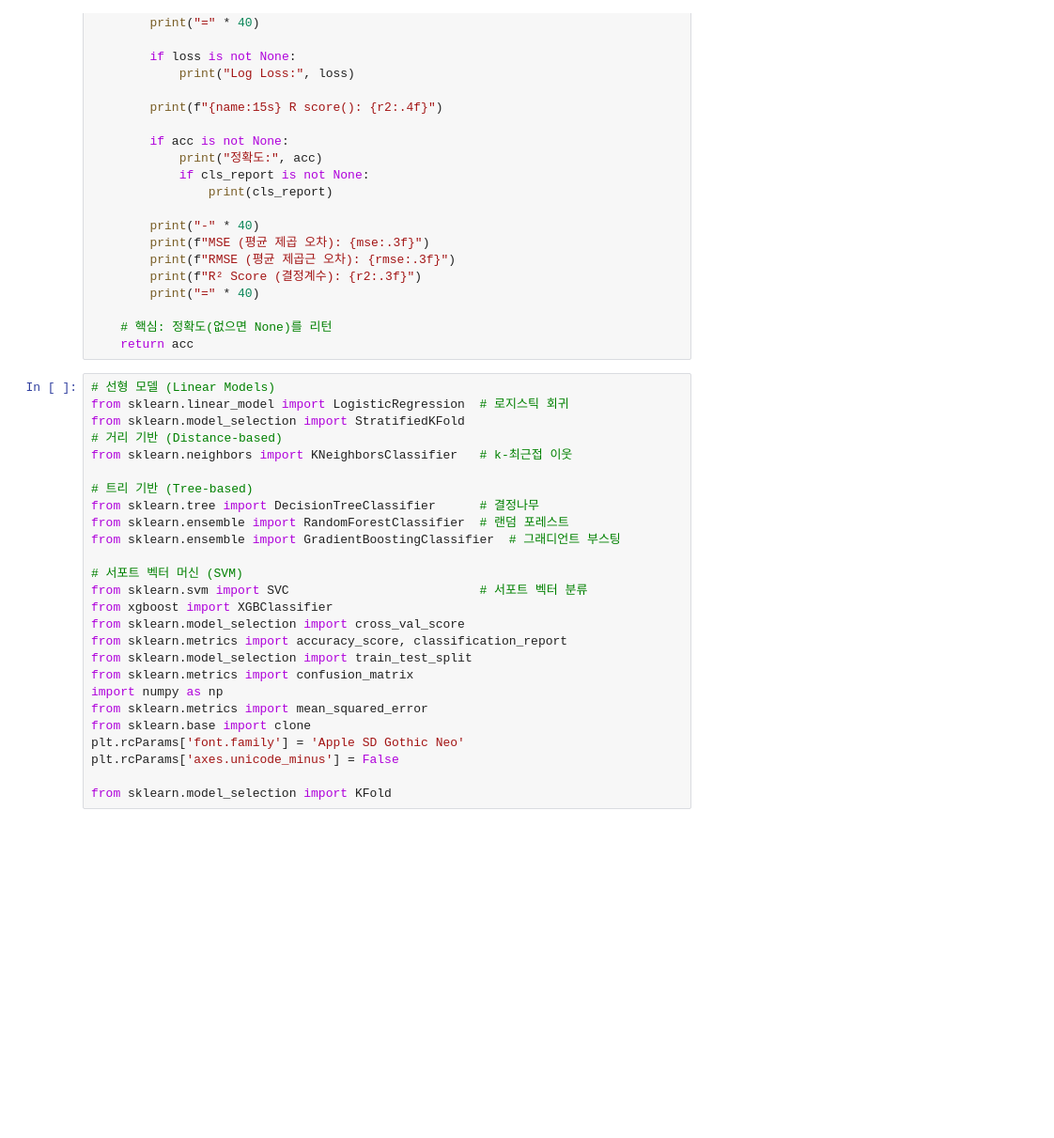
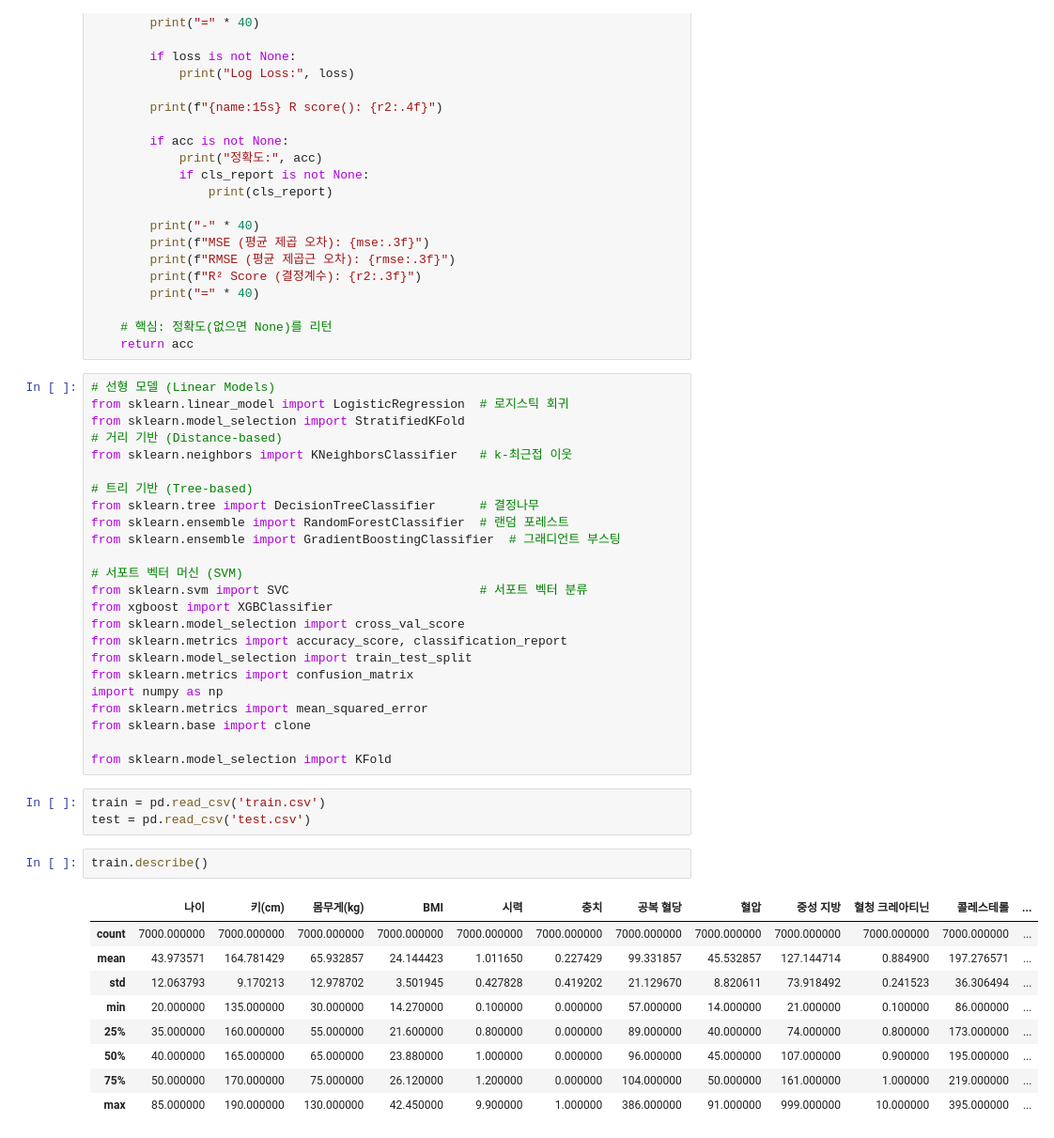
Before and after one commit to EJEJejje/AH_01_2_mini, a Jupyter notebook: eda_KEJ_7.ipynb, the cells around one changed output. Shown at 94% size. Cells and saved outputs as stored; diff of their text form; blank space fills up the shorter version.

```diff
--- a/eda_KEJ_7.ipynb
+++ b/eda_KEJ_7.ipynb
@@ -114,7 +114,20 @@ from sklearn.metrics import confusion_matrix
 import numpy as np
 from sklearn.metrics import mean_squared_error
 from sklearn.base import clone
-plt.rcParams['font.family'] = 'Apple SD Gothic Neo'
-plt.rcParams['axes.unicode_minus'] = False
 
 from sklearn.model_selection import KFold
+# %%
+train = pd.read_csv('train.csv')
+test = pd.read_csv('test.csv')
+# %%
+train.describe()
+# %% [output]
+|  | 나이 | 키(cm) | 몸무게(kg) | BMI | 시력 | 충치 | 공복 혈당 | 혈압 | 중성 지방 | 혈청 크레아티닌 | 콜레스테롤 | ... |
+| count | 7000.000000 | 7000.000000 | 7000.000000 | 7000.000000 | 7000.000000 | 7000.000000 | 7000.000000 | 7000.000000 | 7000.000000 | 7000.000000 | 7000.000000 | ... |
+| mean | 43.973571 | 164.781429 | 65.932857 | 24.144423 | 1.011650 | 0.227429 | 99.331857 | 45.532857 | 127.144714 | 0.884900 | 197.276571 | ... |
+| std | 12.063793 | 9.170213 | 12.978702 | 3.501945 | 0.427828 | 0.419202 | 21.129670 | 8.820611 | 73.918492 | 0.241523 | 36.306494 | ... |
+| min | 20.000000 | 135.000000 | 30.000000 | 14.270000 | 0.100000 | 0.000000 | 57.000000 | 14.000000 | 21.000000 | 0.100000 | 86.000000 | ... |
+| 25% | 35.000000 | 160.000000 | 55.000000 | 21.600000 | 0.800000 | 0.000000 | 89.000000 | 40.000000 | 74.000000 | 0.800000 | 173.000000 | ... |
+| 50% | 40.000000 | 165.000000 | 65.000000 | 23.880000 | 1.000000 | 0.000000 | 96.000000 | 45.000000 | 107.000000 | 0.900000 | 195.000000 | ... |
+| 75% | 50.000000 | 170.000000 | 75.000000 | 26.120000 | 1.200000 | 0.000000 | 104.000000 | 50.000000 | 161.000000 | 1.000000 | 219.000000 | ... |
+| max | 85.000000 | 190.000000 | 130.000000 | 42.450000 | 9.900000 | 1.000000 | 386.000000 | 91.000000 | 999.000000 | 10.000000 | 395.000000 | ... |
```
Also changed, not shown: parts of 10 cells of this notebook, 2 other files.
